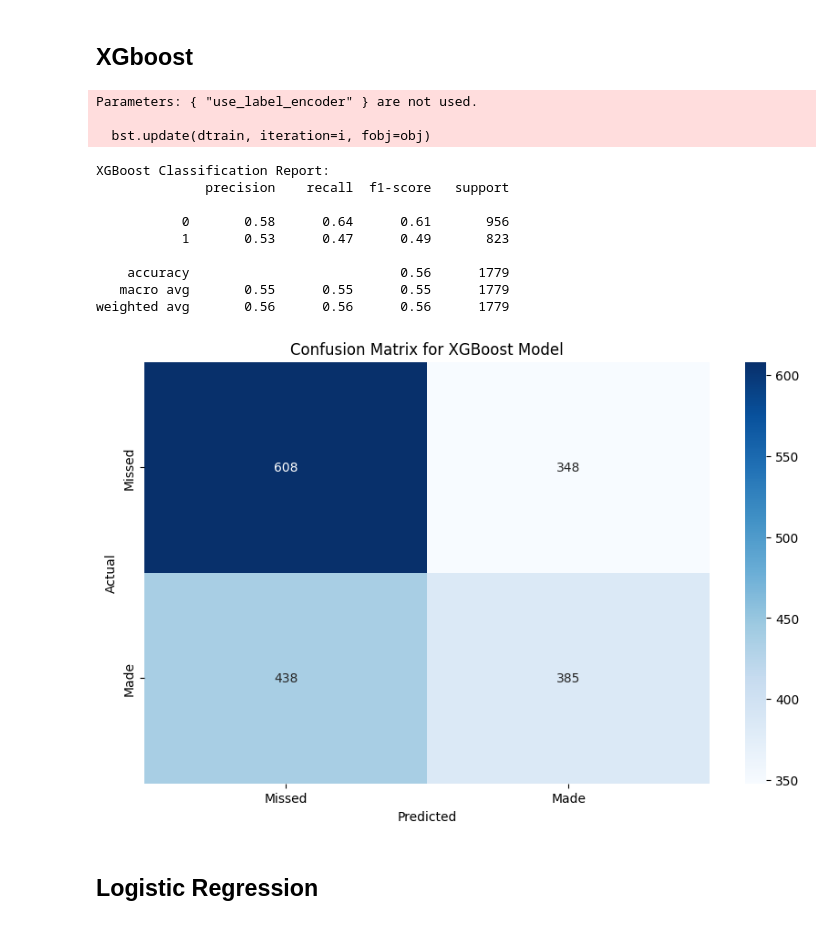
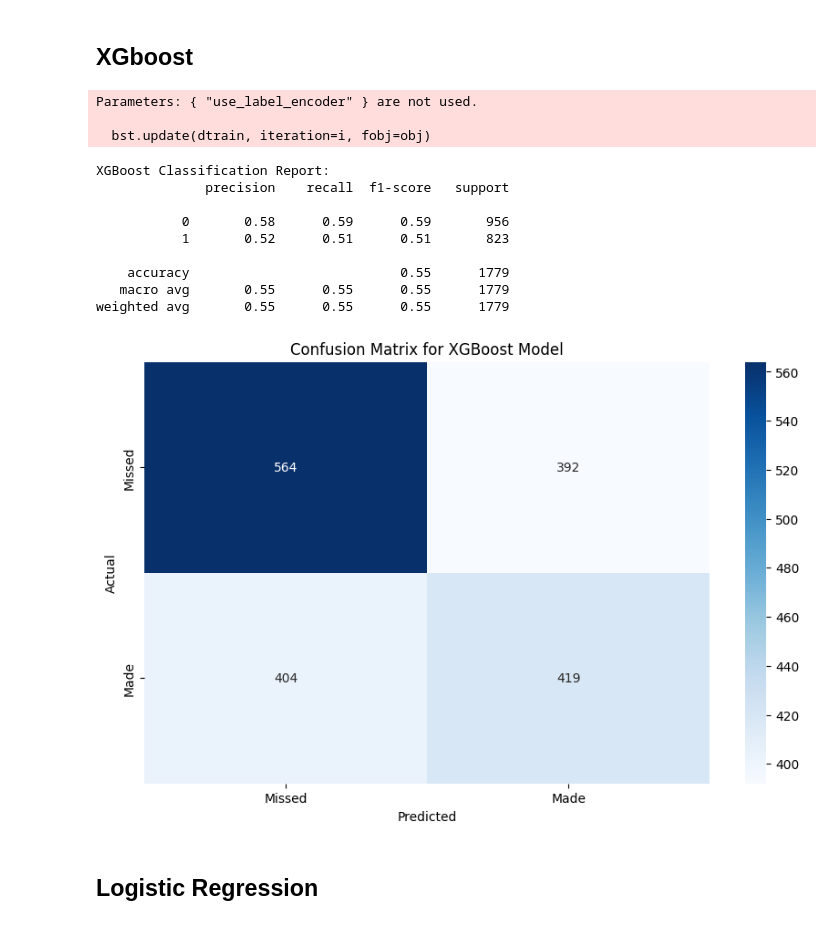
Before and after one commit to raulsharma21/NBA-Actions, a Jupyter notebook: code/shot_predictor.ipynb, the cells around one changed output. Drawn from its saved outputs; the diff is of its cells as text; code cells hidden in the pictures.

```diff
--- a/code/shot_predictor.ipynb
+++ b/code/shot_predictor.ipynb
@@ -59,14 +74,17 @@ df
 from sklearn.metrics import classification_report, confusion_matrix
 from sklearn.model_selection import RandomizedSearchCV
 from scikeras.wrappers import KerasClassifier
+from sklearn.utils import class_weight
 import matplotlib.pyplot as plt
 import seaborn as sns
 
-X = pd.get_dummies(df.drop(columns=['SHOT_MADE_FLAG']), columns=['ACTION_TYPE', 'Opponent'])
-X = X.astype('float32')
-y = df['SHOT_MADE_FLAG']
+weights = class_weight.compute_class_weight(
+    class_weight='balanced',
+    classes=np.unique(y_train),
+    y=y_train
+)
+weights_dict = dict(enumerate(weights))
 
-X_train, X_test, y_train, y_test = train_test_split(X, y, test_size=0.2, random_state=42)
 def build_model(hidden_layers = [64,  32], dropout_rate=0.2):
     model = keras.Sequential()
     model.add(keras.layers.Dense(hidden_layers[0], activation='relu', input_shape=(X_train.shape[1],)))
@@ -80,7 +98,7 @@ def build_model(hidden_layers = [64,  32], dropout_rate=0.2):
     model.compile(optimizer='adam', loss='binary_crossentropy', metrics=['accuracy'])
     return model
 
-model = KerasClassifier(model = build_model, verbose=0)
+model = KerasClassifier(model = build_model, verbose=0, class_weight=weights_dict)
 param_grid = {
     'model__hidden_layers': [[64], [32,16], [64, 32], [128, 64]],
     'model__dropout_rate': [0.1, 0.2, 0.3],
@@ -126,17 +143,16 @@ weighted avg       0.56      0.56      0.56      1779
 ## Random Forests
 # %%
 from sklearn.ensemble import RandomForestClassifier
+from sklearn.model_selection import GridSearchCV
 
-rf_model = RandomForestClassifier(n_estimators=100, random_state=42)
-rf_model.fit(X_train, y_train)
-rf_predictions = rf_model.predict(X_test)
-print("Random Forest Classification Report:")
-print(classification_report(y_test, rf_predictions))
+rf = RandomForestClassifier(random_state=42, class_weight='balanced')
+param_grid = {'n_estimators': [50, 100, 200],
+              'max_depth': [None, 10, 20, 30],
+              'min_samples_split': [2, 5, 10]}
 
-plt.figure(figsize=(10, 6))
-sns.heatmap(confusion_matrix(y_test, rf_predictions), annot=True, fmt='d', cmap='Blues', xticklabels=['Missed', 'Made'], yticklabels=['Missed', 'Made'])
-plt.title('Confusion Matrix for Neural Network Model')
-plt.xlabel('Predicted')
-plt.ylabel('Actual')
-plt.show()
+grid_search = GridSearchCV(estimator=rf, param_grid=param_grid, cv=3, verbose=1, n_jobs=-1, scoring='accuracy')
+grid_search.fit(X_train, y_train)
+
+print(f'Best Random Forest Parameters: {grid_search.best_params_}')
+print(f'Best Random Forest Accuracy Score: {grid_search.best_score_}')
 # %% [output]
@@ -155,32 +185,33 @@ weighted avg       0.57      0.57      0.57      1779
 # %%
 from xgboost import XGBClassifier
 
-xgb_model = XGBClassifier(use_label_encoder=False, eval_metric='logloss')
+scale = (y_train == 0).sum() / (y_train == 1).sum()
+xgb_model = XGBClassifier(use_label_encoder=False, eval_metric='logloss', scale_pos_weight=scale, random_state=42)
 xgb_model.fit(X_train, y_train)
 xgb_predictions = xgb_model.predict(X_test)
 print("XGBoost Classification Report:")
 print(classification_report(y_test, xgb_predictions))
 
 plt.figure(figsize=(10, 6))
 sns.heatmap(confusion_matrix(y_test, xgb_predictions), annot=True, fmt='d', cmap='Blues', xticklabels=['Missed', 'Made'], yticklabels=['Missed', 'Made'])
 plt.title('Confusion Matrix for XGBoost Model')
 plt.xlabel('Predicted')
 plt.ylabel('Actual')
 plt.show()
 # %% [output]
 Parameters: { "use_label_encoder" } are not used.
 
   bst.update(dtrain, iteration=i, fobj=obj)
 XGBoost Classification Report:
               precision    recall  f1-score   support
 
-           0       0.58      0.64      0.61       956
-           1       0.53      0.47      0.49       823
+           0       0.58      0.59      0.59       956
+           1       0.52      0.51      0.51       823
 
-    accuracy                           0.56      1779
+    accuracy                           0.55      1779
    macro avg       0.55      0.55      0.55      1779
-weighted avg       0.56      0.56      0.56      1779
+weighted avg       0.55      0.55      0.55      1779
-[figure, old version]
+[figure, new version]
 # %% [markdown]
 ## Logistic Regression
 # %%
```
Also changed, not shown: parts of 18 cells of this notebook.
